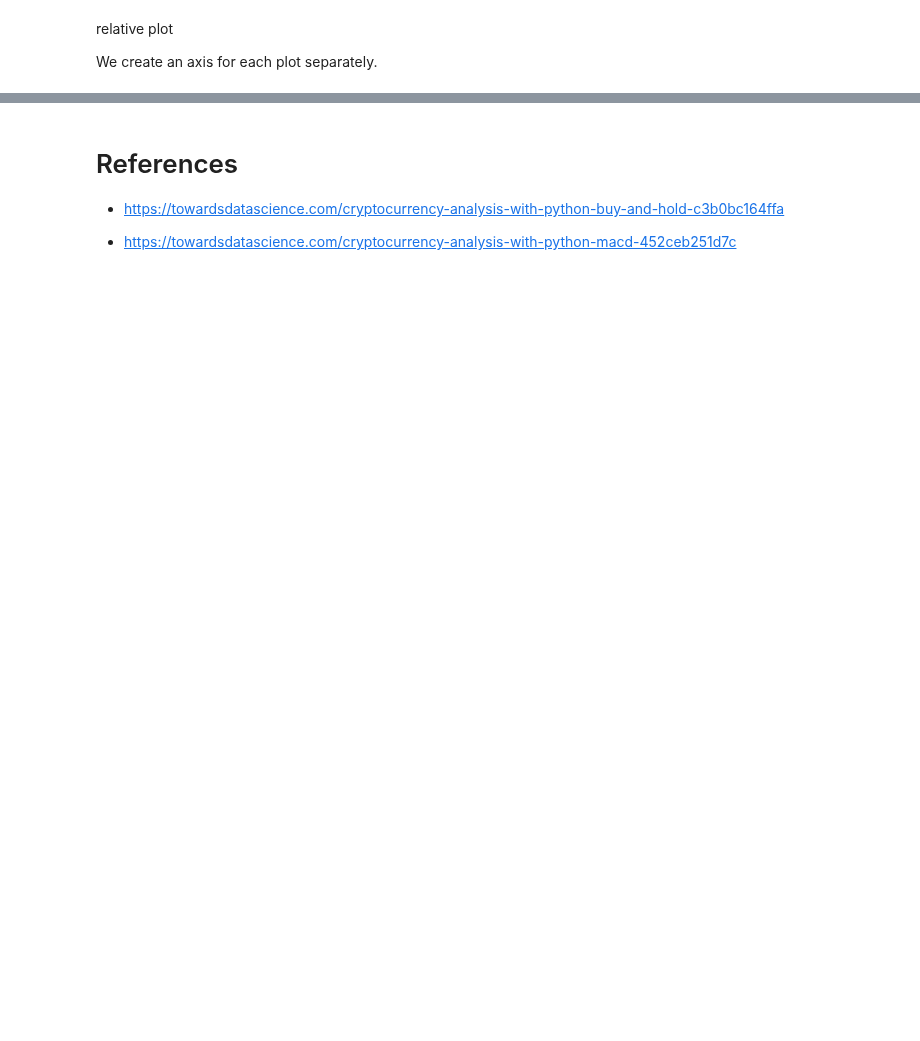
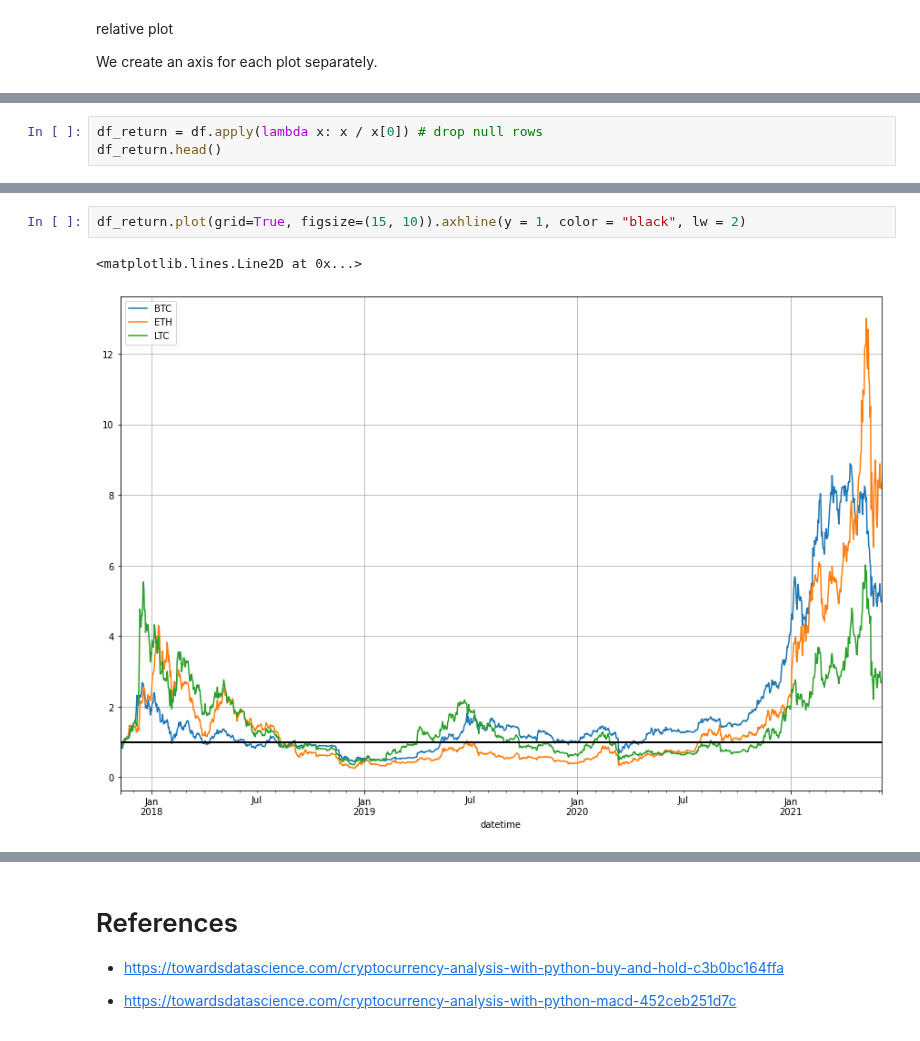
Before and after one commit to mblackstock/ds1-analytics, a Jupyter notebook: crypto_data_api.ipynb, the cells around one changed output, grey strips where cells are left out. Saved outputs shown, nothing was run; the diff lists cells and outputs as text; blank space fills up the shorter version.

```diff
--- a/crypto_data_api.ipynb
+++ b/crypto_data_api.ipynb
@@ -150,0 +174,3 @@ ax2.legend([ax1.get_lines()[0],
+# %%
+df_return = df.apply(lambda x: x / x[0]) # drop null rows
+df_return.head()
@@ -150,0 +185,5 @@ ax2.legend([ax1.get_lines()[0],
+# %%
+df_return.plot(grid=True, figsize=(15, 10)).axhline(y = 1, color = "black", lw = 2)
+# %% [output]
+<matplotlib.lines.Line2D at 0x...>
+[figure, added]
```
Also changed, not shown: parts of 20 cells of this notebook.
